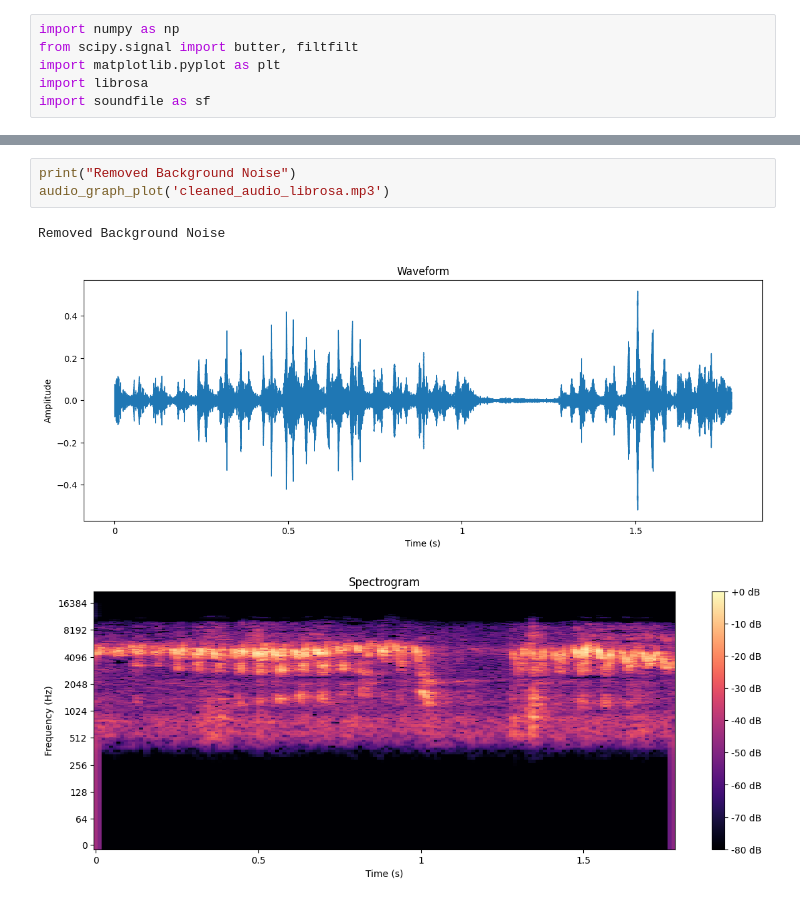
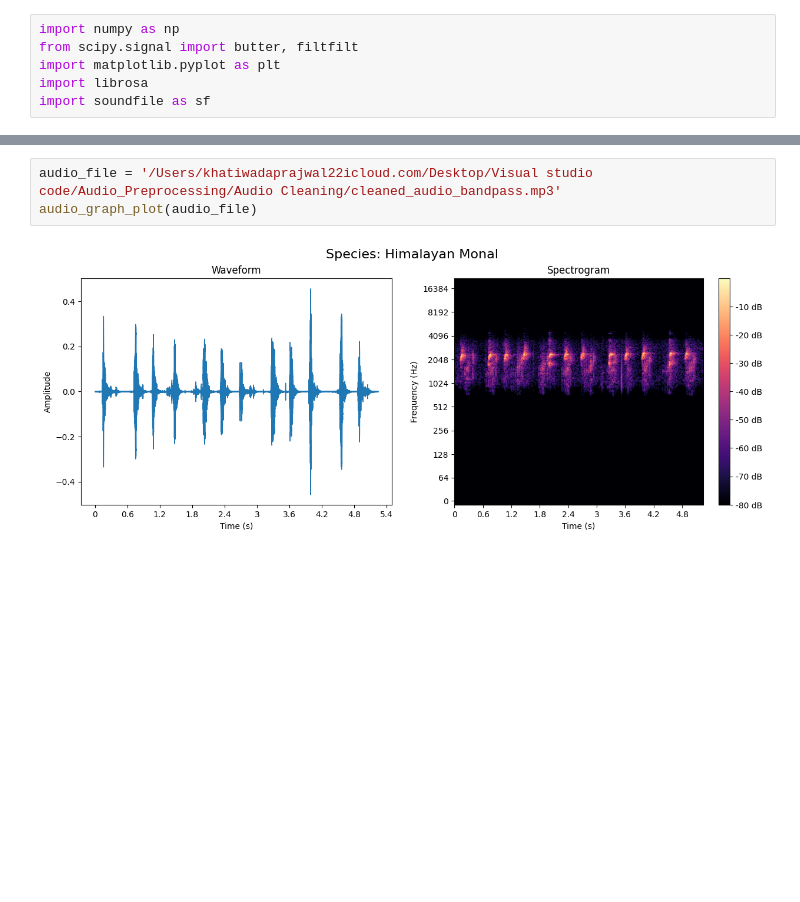
Before and after one commit to KhatiwadaPrajwal056/Audio_Preprocessing, a Jupyter notebook: Audio Cleaning/Clean_audio.ipynb, the cells around one changed output, grey strips where cells are left out. Drawn from its saved outputs; the diff is of its cells as text; blank space fills up the shorter version.

```diff
--- a/Audio Cleaning/Clean_audio.ipynb
+++ b/Audio Cleaning/Clean_audio.ipynb
@@ -80,7 +81,5 @@ Cleaned audio length: 78336 samples
-# %%
-print("Removed Background Noise")
-audio_graph_plot('cleaned_audio_librosa.mp3')
-# %% [output]
-Removed Background Noise
-[figure, removed]
-[figure, removed]
+# %%
+audio_file = '/Users/khatiwadaprajwal22icloud.com/Desktop/Visual studio code/Audio_Preprocessing/Audio Cleaning/cleaned_audio_bandpass.mp3'
+audio_graph_plot(audio_file)
+# %% [output]
+[figure, added]
```
Also changed, not shown: parts of 5 cells of this notebook, 14 other files.
